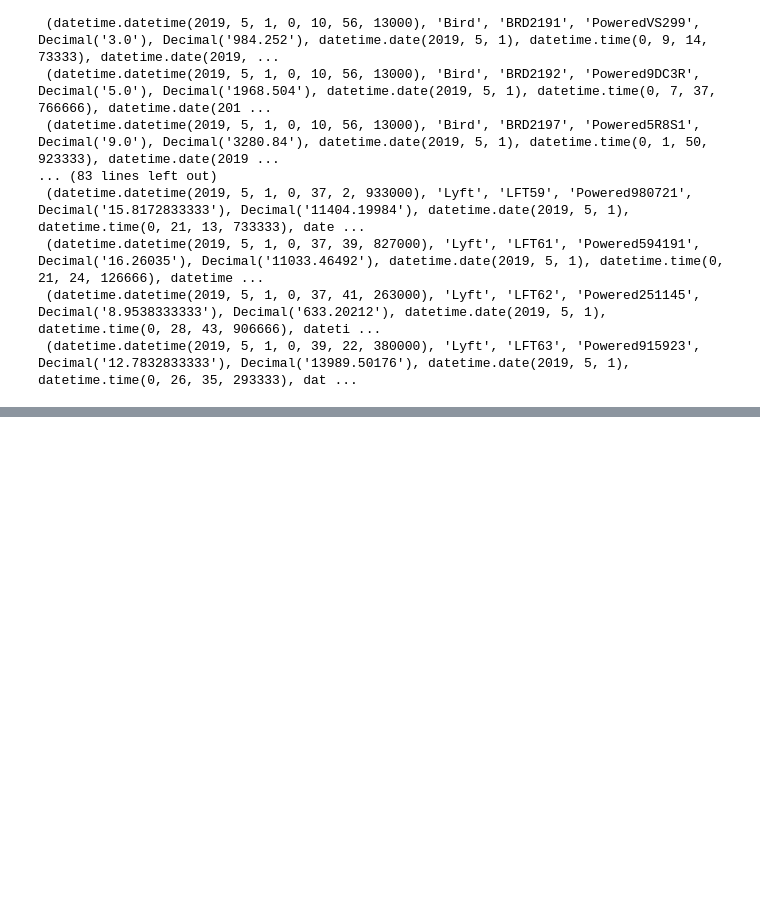
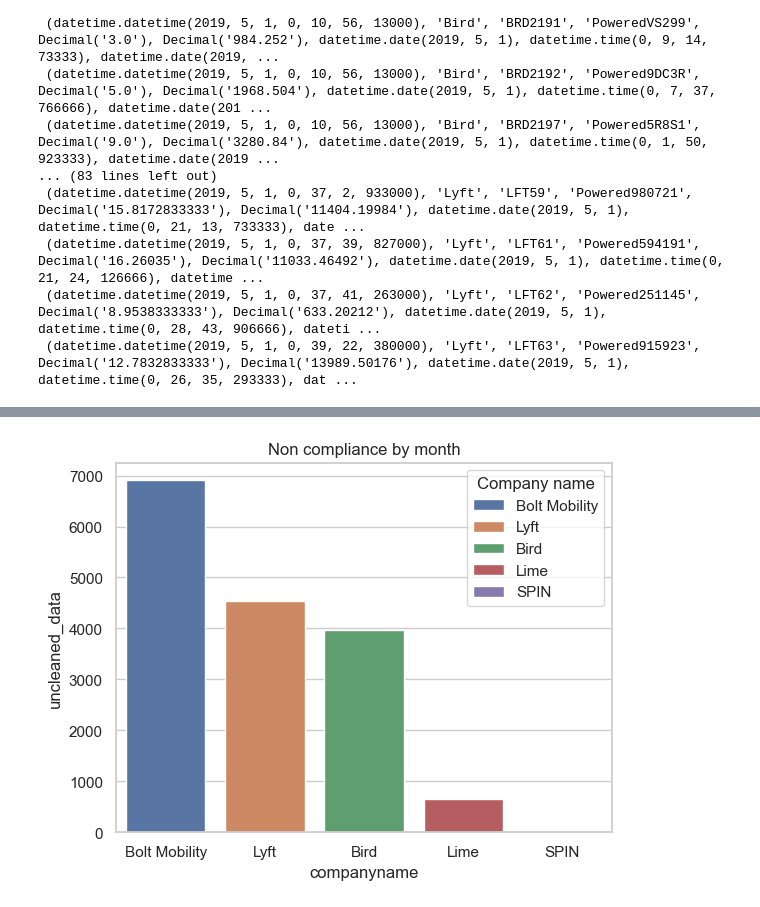
Before and after one commit to NSS-Data-Analytics-Cohort-10/scooters-group-6, a Jupyter notebook: notebooks/sqlalchemy.ipynb, the cells around one changed output, grey strips where cells are left out. Saved outputs shown, nothing was run; the diff lists cells and outputs as text; code cells hidden in the pictures; blank space fills up the shorter version.

```diff
--- a/notebooks/sqlalchemy.ipynb
+++ b/notebooks/sqlalchemy.ipynb
@@ -220,0 +302,4 @@ Name: count, dtype: int64
+# %%
+with engine.connect() as connection:
+    below_1min_trips = pd.read_sql(query_1min_trips, con = connection)
+below_1min_trips
@@ -220,0 +334,10 @@ Name: count, dtype: int64
+# %%
+query_long_trips = '''
+select companyname, pubtimestamp, tripduration
+from trips
+where tripduration > 1440
+'''
+# %%
+with engine.connect() as connection:
+    max_trips = pd.read_sql(query_long_trips, con = connection)
+max_trips
@@ -220,0 +364,11 @@ Name: count, dtype: int64
+# %%
+text = '''
+SELECT companyname, COUNT(tripduration) AS Uncleaned_Data
+FROM trips
+WHERE tripduration < 1 OR tripduration > 1440
+GROUP BY companyname
+ORDER BY COUNT(tripduration) DESC;
+'''
+with engine.connect() as connection:
+    noncompliance = pd.read_sql(text, con = connection)
+noncompliance
@@ -220,0 +382,12 @@ Name: count, dtype: int64
+# %%
+plot_order = noncompliance.groupby('companyname')['uncleaned_data'].sum().sort_values(ascending=False).index.values
+sns.set(style="whitegrid")
+
+sns.barplot(x='companyname', y='uncleaned_data',data=noncompliance, hue='companyname',dodge=False, order=plot_order)
+# plt.yscale("log")
+plt.legend(title='Company name')
+plt.title('Non compliance by month')
+plt.savefig(format='jpg', fname='non comoliance')
+plt.show()
+# %% [output]
+[figure, added]
```
Also changed, not shown: parts of 47 cells of this notebook.
